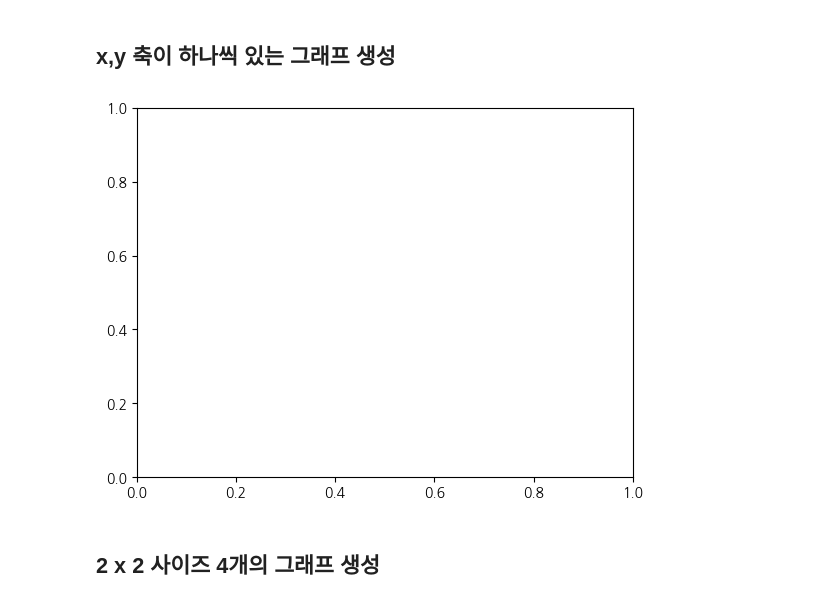
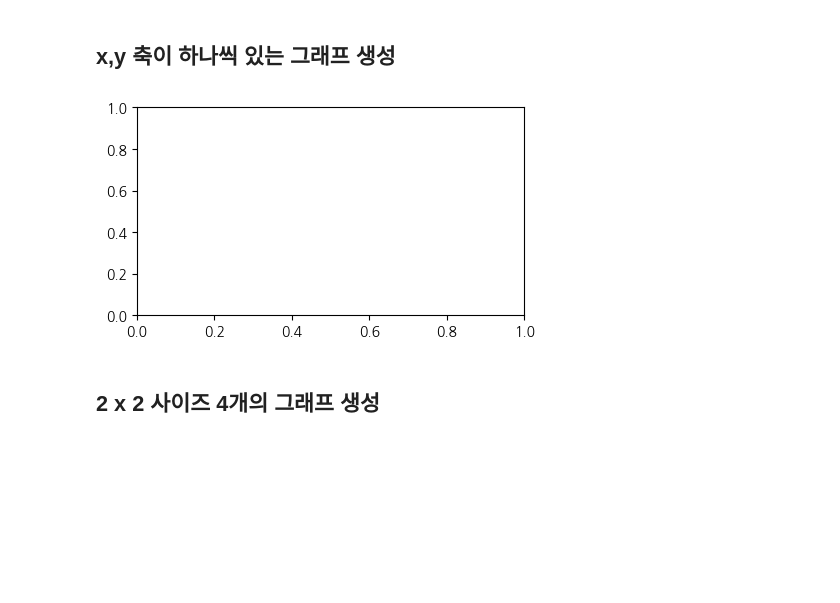
Before and after one commit to KEEPGOINGNOW/Fintech_Service_2nd, a Jupyter notebook: 05_Machine_Learning/04_matplotlib_사용법.ipynb, the cells around one changed output. Drawn from its saved outputs; the diff is of its cells as text; code cells hidden in the pictures; blank space fills up the shorter version.

```diff
--- a/05_Machine_Learning/04_matplotlib_사용법.ipynb
+++ b/05_Machine_Learning/04_matplotlib_사용법.ipynb
@@ -38,10 +38,10 @@ plt.show()
 # %% [markdown]
 ## x,y 축이 하나씩 있는 그래프 생성
 # %%
-fig, ax = plt.subplots()
+fig, ax = plt.subplots(figsize=(5, 2.7))
 plt.show()
 # %% [output]
-[figure, old version]
+[figure, new version]
 # %% [markdown]
 ## 2 x 2 사이즈 4개의 그래프 생성
 # %%
```
Also changed, not shown: parts of 1 cell of this notebook, 4 other files.
